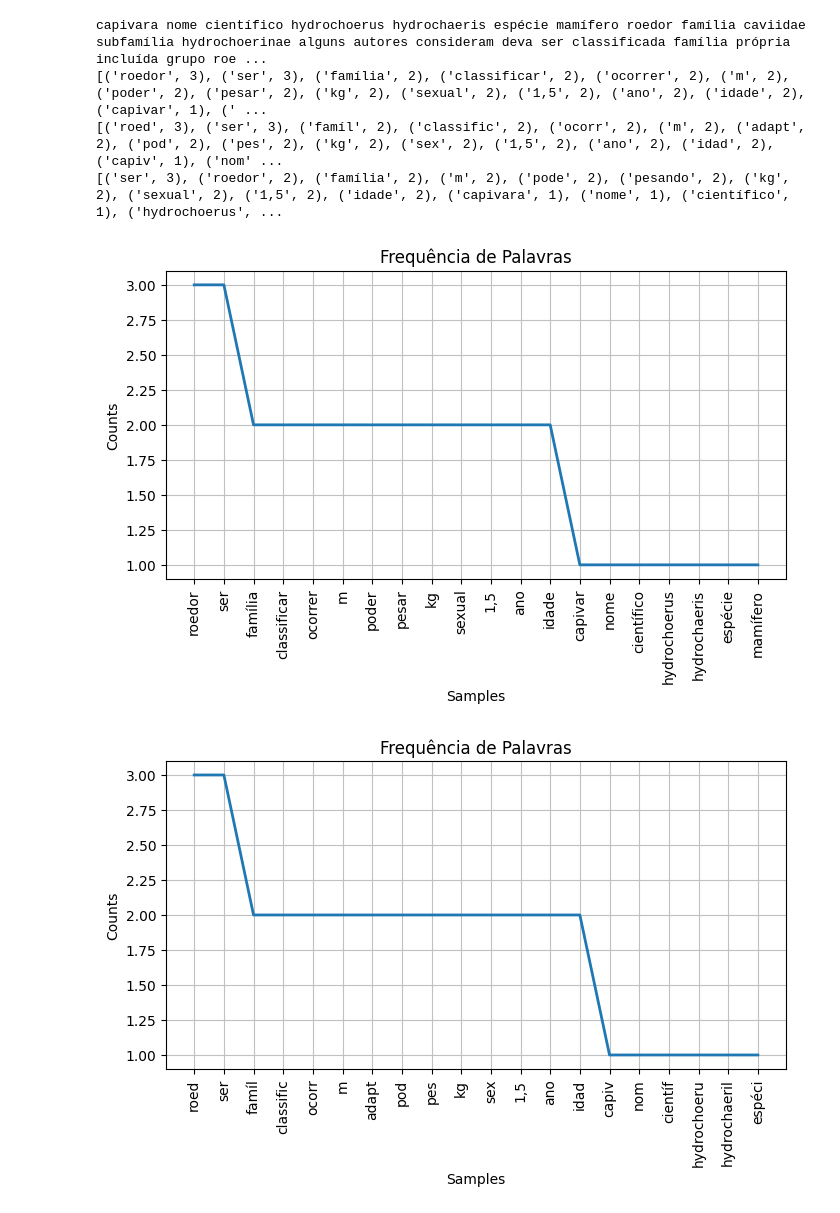
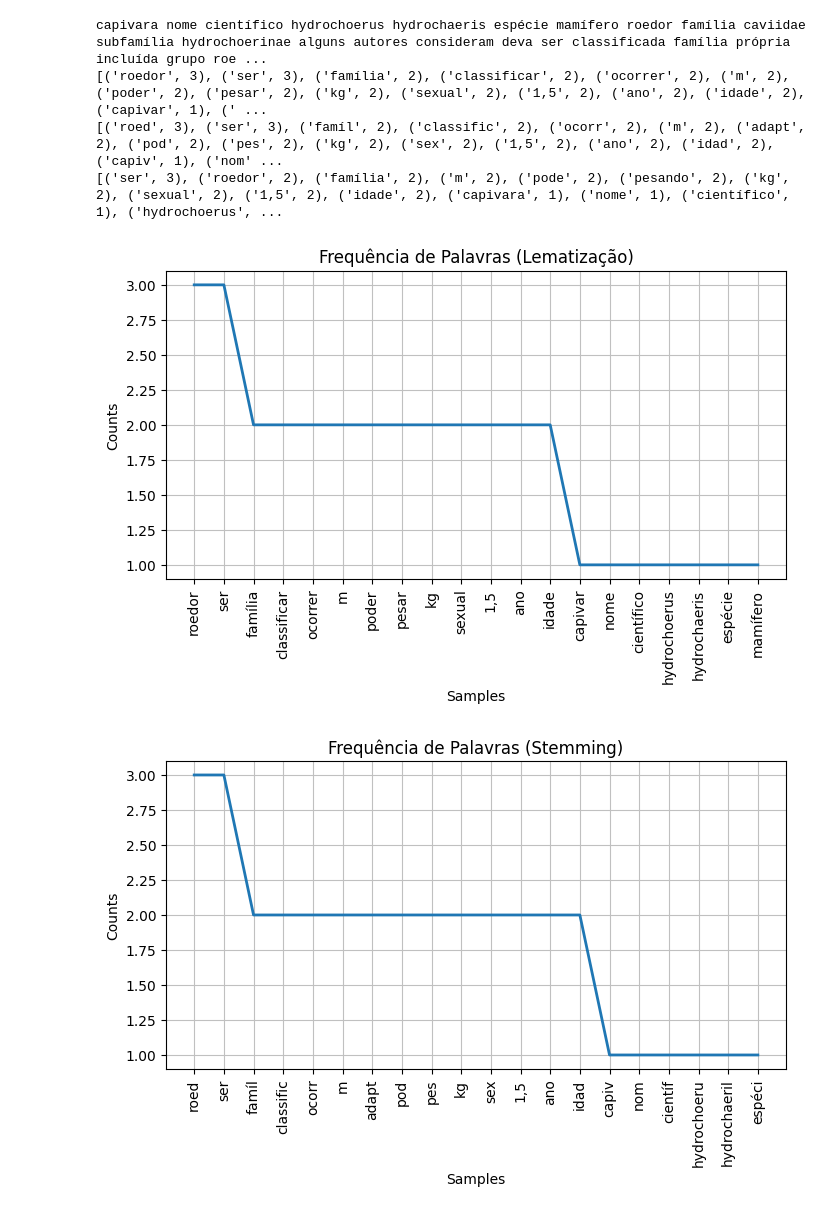
Before and after one commit to JoaoMateus13/PLN, a Jupyter notebook: exercicio_03.ipynb, the cells around one changed output. Drawn from its saved outputs; the diff is of its cells as text; code cells hidden in the pictures.

Commit message:
Nome graficos

```diff
--- a/exercicio_03.ipynb
+++ b/exercicio_03.ipynb
@@ -94,39 +94,39 @@ def MaisFrequentes(palavras, n):
 
 
 # Ranking dos 20 types mais frequentes no texto
-def ranking_20(palavras):
+def ranking_20(palavras, nomeGrafico):
 
     freq = FreqDist(palavras)
 
     plt.figure(figsize=(8, 4))
-    freq.plot(20, title="Frequência de Palavras")
+    freq.plot(20, title="Frequência de Palavras " + "("+nomeGrafico+")")
 # %%
 texto = tokenizar("database\capivara-pt.txt")
 stopwords= tokenizar("database\stopwords-pt.txt")
 
 
 texto_pre = removerStopWord(removerPontuacao(texto), stopwords)
 
 texto_pronto = " ".join(texto_pre)
 
 print(texto_pronto)
 
 print(MaisFrequentes(Lematizar(texto_pronto),20))
 
 print(MaisFrequentes(Stemmer(texto_pronto),20))
 
 print(MaisFrequentes(Tokens(texto_pronto),20))
 
 
-ranking_20(Lematizar(texto_pronto))
+ranking_20(Lematizar(texto_pronto), "Lematização")
 
-ranking_20(Stemmer(texto_pronto))
+ranking_20(Stemmer(texto_pronto), "Stemming")
 
-ranking_20(Tokens(texto_pronto))
+ranking_20(Tokens(texto_pronto), "Tokens")
 # %% [output]
 capivara nome científico hydrochoerus hydrochaeris espécie mamífero roedor família caviidae subfamília hydrochoerinae alguns autores consideram deva ser classificada família própria incluída grupo roe ...
 [('roedor', 3), ('ser', 3), ('família', 2), ('classificar', 2), ('ocorrer', 2), ('m', 2), ('poder', 2), ('pesar', 2), ('kg', 2), ('sexual', 2), ('1,5', 2), ('ano', 2), ('idade', 2), ('capivar', 1), (' ...
 [('roed', 3), ('ser', 3), ('famíl', 2), ('classific', 2), ('ocorr', 2), ('m', 2), ('adapt', 2), ('pod', 2), ('pes', 2), ('kg', 2), ('sex', 2), ('1,5', 2), ('ano', 2), ('idad', 2), ('capiv', 1), ('nom' ...
 [('ser', 3), ('roedor', 2), ('família', 2), ('m', 2), ('pode', 2), ('pesando', 2), ('kg', 2), ('sexual', 2), ('1,5', 2), ('idade', 2), ('capivara', 1), ('nome', 1), ('científico', 1), ('hydrochoerus', ...
-[figure, old version]
+[figure, new version]
-[figure, old version]
+[figure, new version]
```
Also changed, not shown: parts of 1 cell of this notebook.
